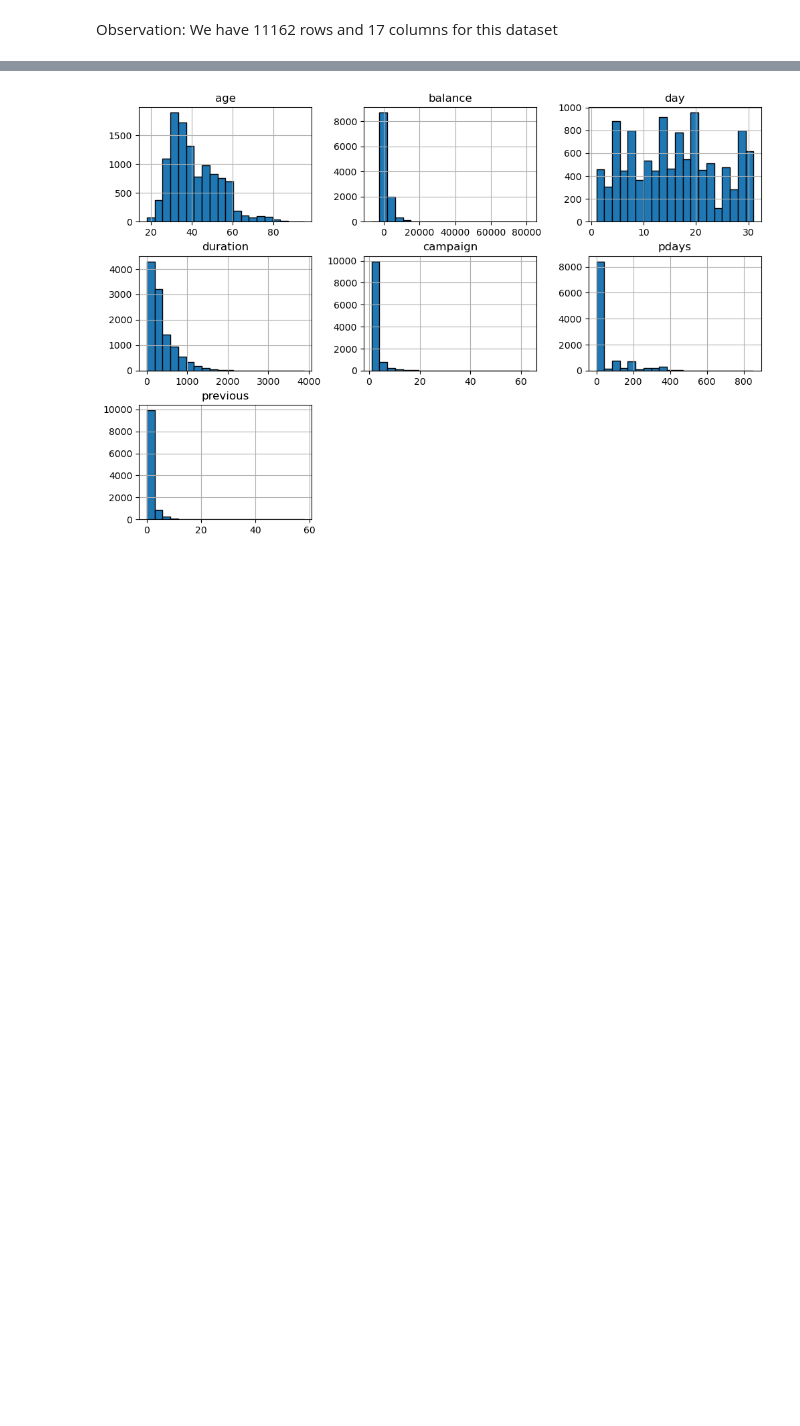
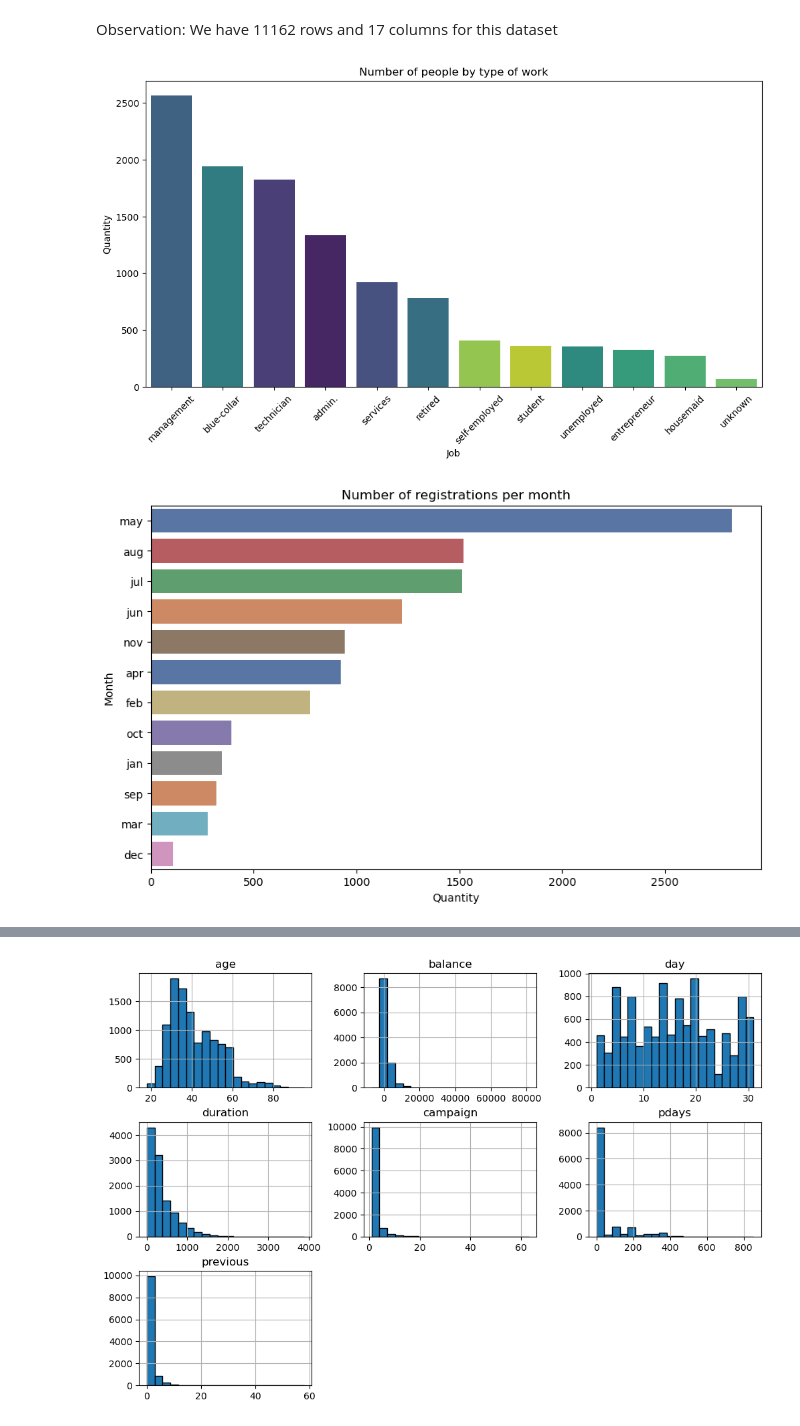
Before and after one commit to Elvis-Jekir/bank_marketing, a Jupyter notebook: Similar_dataset.ipynb, the cells around one changed output, grey strips where cells are left out. Cells and saved outputs as stored; diff of their text form; code cells hidden in the pictures; blank space fills up the shorter version.

```diff
--- a/Similar_dataset.ipynb
+++ b/Similar_dataset.ipynb
@@ -49,3 +55,41 @@ df.shape
 (11162, 17)
 # %% [markdown]
 Observation: We have 11162 rows and 17 columns for this dataset
+# %%
+#Overall info for some categorical data
+
+#Job column
+plt.figure(figsize=(12, 6))
+sb.countplot(data=df, x="job", hue="job", legend=False, palette="viridis", order=df["job"].value_counts().index)
+plt.xticks(rotation=45)
+plt.title("Number of people by type of work")
+plt.xlabel("Job")
+plt.ylabel("Quantity")
+plt.show()
+
+#Month column
+plt.figure(figsize=(10, 6))
+sb.countplot(data=df, y="month", hue="month", legend=False, palette="deep", order=df["month"].value_counts().index)
+plt.title("Number of registrations per month")
+plt.xlabel("Quantity")
+plt.ylabel("Month")
+plt.show()
+
+
+#Education column
+plt.figure(figsize=(8, 5))
+sb.countplot(data=df, x="education", hue="education", legend=False, palette="coolwarm", order=df["education"].value_counts().index)
+plt.title("Number of people by educational level")
+plt.xlabel("Education")
+plt.ylabel("Quantity")
+plt.show()
+
+#Deposit column
+plt.figure(figsize=(6, 6))
+df["deposit"].value_counts().plot(kind="pie", autopct="%1.1f%%", colors=["salmon", "lightblue"], startangle=90)
+plt.title("Deposit distribution (Yes/No)")
+plt.ylabel("")  # remove Y
+plt.show()
+# %% [output]
+[figure, added]
+[figure, added]
```
Also changed, not shown: parts of 44 cells of this notebook.
